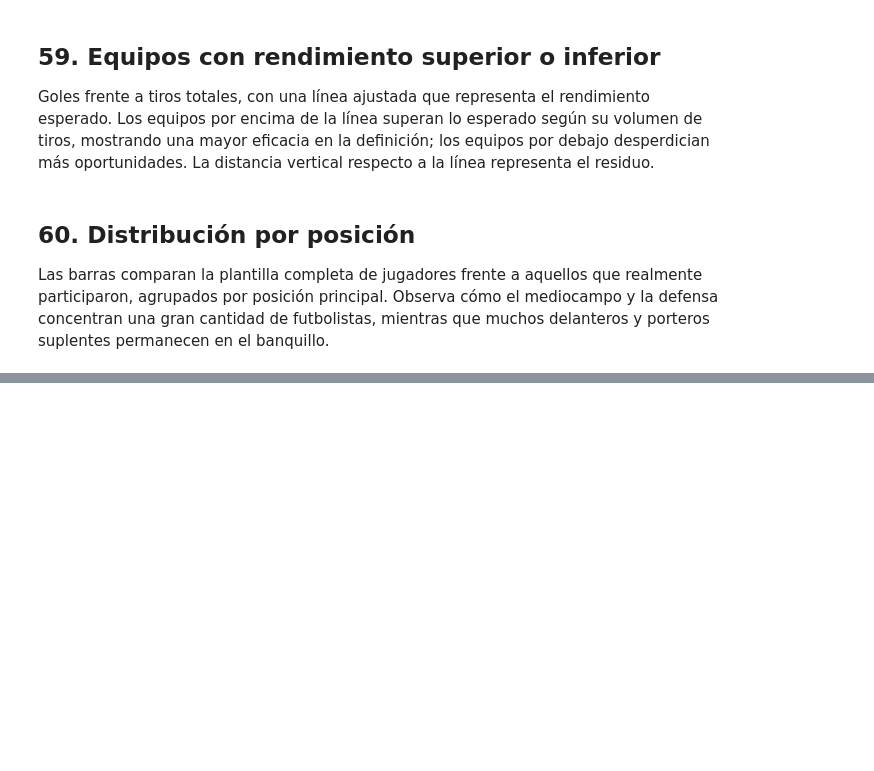
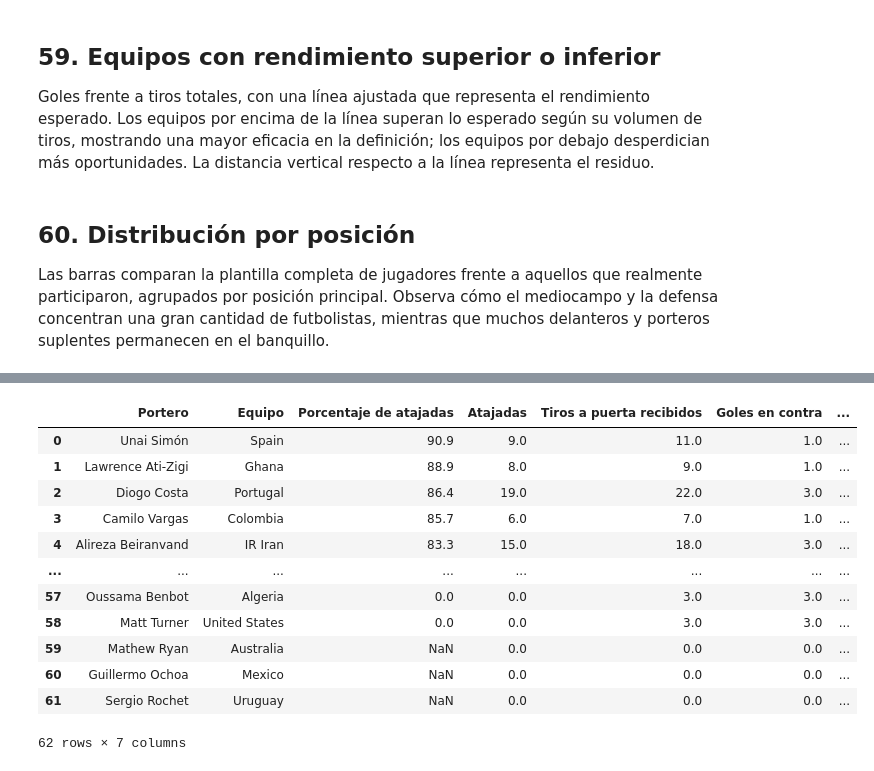
Before and after one commit to el-yisus-dev/KDBE_9B_IDGS_PRACTICES_220076, a Jupyter notebook: World_Cup_EDA_220076.ipynb, the cells around one changed output, grey strips where cells are left out. Drawn from its saved outputs; the diff is of its cells as text; code cells hidden in the pictures; blank space fills up the shorter version.

```diff
--- a/World_Cup_EDA_220076.ipynb
+++ b/World_Cup_EDA_220076.ipynb
@@ -4601,0 +5540,76 @@ fig.show()
+# %%
+g = gks.copy()
+
+tbl = g[[
+    "player",
+    "team",
+    "gk_save_pct",
+    "gk_saves",
+    "gk_shots_on_target_against",
+    "gk_goals_against",
+    "gk_clean_sheets"
+]].copy()
+
+tbl = tbl.sort_values("gk_save_pct", ascending=False).reset_index(drop=True)
+
+tbl.columns = [
+    "Portero",
+    "Equipo",
+    "Porcentaje de atajadas",
+    "Atajadas",
+    "Tiros a puerta recibidos",
+    "Goles en contra",
+    "Porterías a cero"
+]
+
+display(tbl)
+
+g = g.sort_values("gk_save_pct", ascending=False).copy()
+
+g["team_es"] = g["team"].map(traduccion_equipos).fillna(g["team"])
+g["label"] = g["player"] + " (" + g["team_es"] + ")"
+
+fig = px.bar(
+    g,
+    x="gk_save_pct",
+    y="label",
+    orientation="h",
+    color="team",
+    color_discrete_map=TEAM_COLOR,
+    text="gk_save_pct",
+    hover_data={
+        "gk_saves": True,
+        "gk_goals_against": True,
+        "gk_shots_on_target_against": True
+    },
+    title=f"Análisis profundo de porteros: porcentaje de atajadas de los {N_GK} titulares"
+)
+
+fig.update_traces(
+    texttemplate="%{text:.0f}%",
+    textposition="outside"
+)
+
+fig.update_layout(
+    xaxis_title="Porcentaje de atajadas",
+    yaxis=dict(autorange="reversed", title=""),
+    showlegend=False,
+    height=max(420, 26 * len(g)),
+    **PLOTLY_KW
+)
+
+fig.show()
+# %% [output]
+|  | Portero | Equipo | Porcentaje de atajadas | Atajadas | Tiros a puerta recibidos | Goles en contra | ... |
+| 0 | Unai Simón | Spain | 90.9 | 9.0 | 11.0 | 1.0 | ... |
+| 1 | Lawrence Ati-Zigi | Ghana | 88.9 | 8.0 | 9.0 | 1.0 | ... |
+| 2 | Diogo Costa | Portugal | 86.4 | 19.0 | 22.0 | 3.0 | ... |
+| 3 | Camilo Vargas | Colombia | 85.7 | 6.0 | 7.0 | 1.0 | ... |
+| 4 | Alireza Beiranvand | IR Iran | 83.3 | 15.0 | 18.0 | 3.0 | ... |
+| ... | ... | ... | ... | ... | ... | ... | ... |
+| 57 | Oussama Benbot | Algeria | 0.0 | 0.0 | 3.0 | 3.0 | ... |
+| 58 | Matt Turner | United States | 0.0 | 0.0 | 3.0 | 3.0 | ... |
+| 59 | Mathew Ryan | Australia | NaN | 0.0 | 0.0 | 0.0 | ... |
+| 60 | Guillermo Ochoa | Mexico | NaN | 0.0 | 0.0 | 0.0 | ... |
+| 61 | Sergio Rochet | Uruguay | NaN | 0.0 | 0.0 | 0.0 | ... |
+62 rows × 7 columns
```
Also changed, not shown: parts of 39 cells of this notebook.
